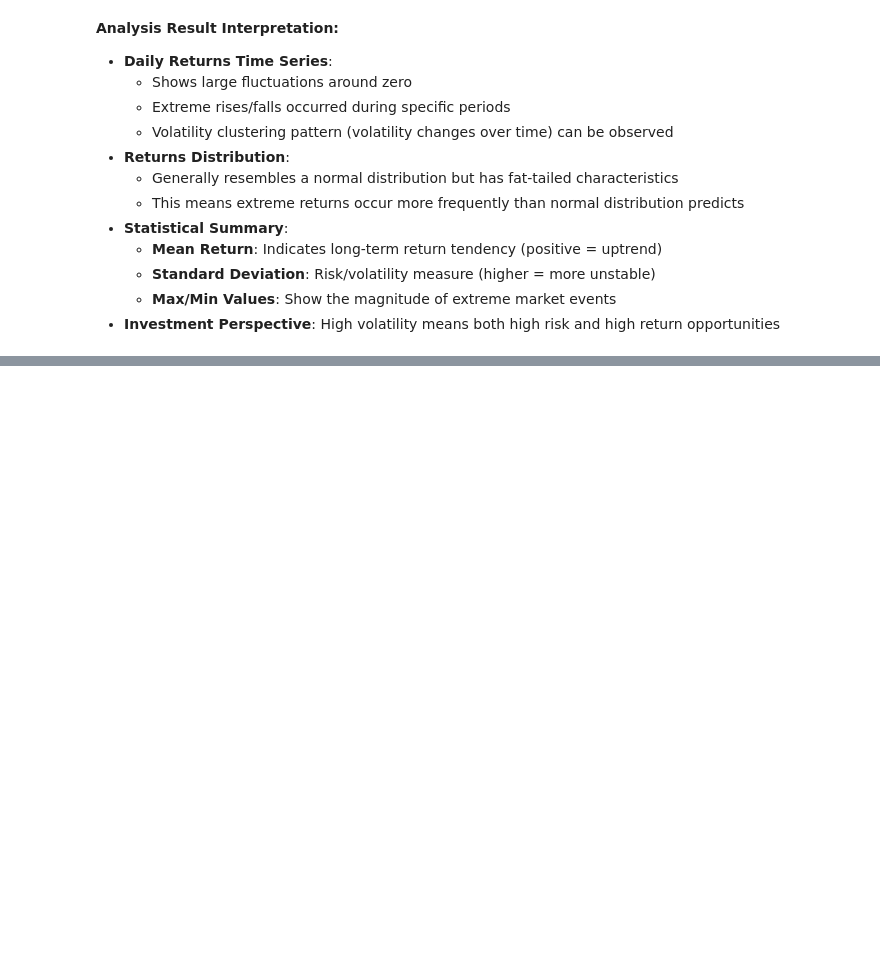
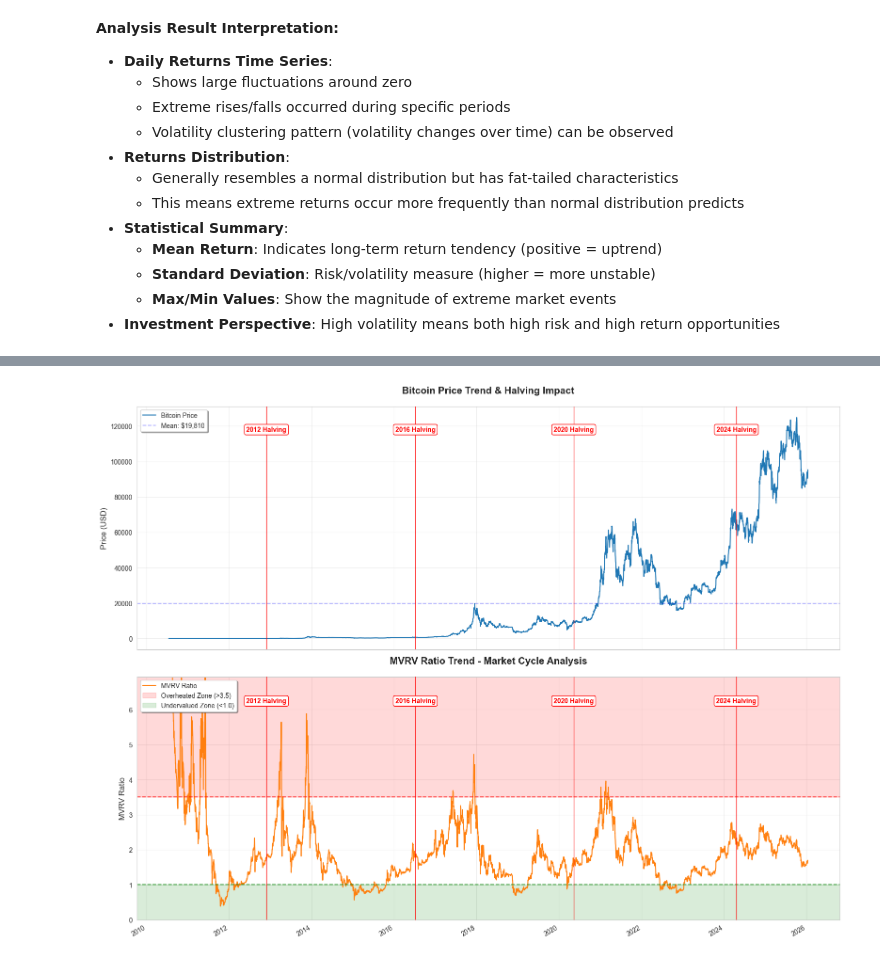
Before and after one commit to xlegend1024/GT-MSA-Spring-2026-Team-09, a Jupyter notebook: eda/jpark_eda.ipynb, the cells around one changed output, grey strips where cells are left out. Cells and saved outputs as stored; diff of their text form; code cells hidden in the pictures; blank space fills up the shorter version.

```diff
--- a/eda/jpark_eda.ipynb
+++ b/eda/jpark_eda.ipynb
@@ -1789,0 +358,71 @@ print("=" * 80)
+# %%
+# Price and valuation chart
+fig, axes = plt.subplots(2, 1, figsize=(16, 12))
+
+# Define Bitcoin Halving Dates
+halving_dates = {
+    '2012': '2012-11-28',
+    '2016': '2016-07-09',
+    '2020': '2020-05-11',
+    '2024': '2024-04-20'
+}
+
+# Bitcoin Market Price (PriceUSD)
+if 'PriceUSD' in btc_filtered.columns:
+    ax = axes[0]
+    ax.plot(btc_filtered['date'], btc_filtered['PriceUSD'], linewidth=1.5, color='#1f77b4', label='Bitcoin Price')
+    ax.set_title('Bitcoin Price Trend & Halving Impact', fontsize=15, fontweight='bold', pad=20)
+    ax.set_ylabel('Price (USD)', fontsize=12)
+    ax.grid(True, alpha=0.3)
+
+    # Add Mean Price Line for reference
+    price_mean = btc_filtered['PriceUSD'].mean()
+    ax.axhline(y=price_mean, color='blue', linestyle='--', alpha=0.3, label=f'Mean: ${price_mean:,.0f}')
+
+# Valuation Metric (CapMVRVCur)
+if 'CapMVRVCur' in btc_filtered.columns:
+    ax = axes[1]
+    # Handle missing values using linear interpolation for a smoother curve
+    mvrv_data = btc_filtered['CapMVRVCur'].interpolate(method='linear')
+
+    ax.plot(btc_filtered['date'], mvrv_data, linewidth=1.5, color='#ff7f0e', label='MVRV Ratio')
+
+    # Plot Threshold Lines: 3.5 (Overheated) and 1.0 (Undervalued)
+    ax.axhline(y=3.5, color='red', linestyle='--', linewidth=1.5, alpha=0.7)
+    ax.axhline(y=1.0, color='green', linestyle='--', linewidth=1.5, alpha=0.7)
+
+    # Highlight Market Zones
+    ax.axhspan(3.5, max(4.5, mvrv_data.max()), alpha=0.15, color='red', label='Overheated Zone (>3.5)')
+    ax.axhspan(0, 1.0, alpha=0.15, color='green', label='Undervalued Zone (<1.0)')
+
+    ax.set_title('MVRV Ratio Trend - Market Cycle Analysis', fontsize=15, fontweight='bold', pad=20)
+    ax.set_ylabel('MVRV Ratio', fontsize=12)
+
+    # Optimize Y-axis range based on historical volatility
+    mvrv_hi = max(4.5, mvrv_data.quantile(0.99) * 1.2)
+    ax.set_ylim(0, mvrv_hi)
+    ax.grid(True, alpha=0.3)
+
+# Add Halving Lines & Labels
+for ax in axes:
+    for year, date_str in halving_dates.items():
+        h_date = pd.to_datetime(date_str)
+
+        # Display only if the halving date falls within the data range
+        if btc_filtered['date'].min() <= h_date <= btc_filtered['date'].max():
+            ax.axvline(x=h_date, color='red', linestyle='-', linewidth=1.0, alpha=0.8, zorder=10)
+            y_min, y_max = ax.get_ylim()
+            text_y = y_max * 0.9
+
+            ax.text(h_date, text_y, f'{year} Halving',
+                    color='red', fontsize=10, fontweight='bold',
+                    ha='center', va='center', zorder=11,
+                    bbox=dict(facecolor='white', edgecolor='red', boxstyle='round,pad=0.3', alpha=1.0))
+
+    ax.legend(loc='upper left', frameon=True, shadow=True)
+
+fig.autofmt_xdate()
+plt.tight_layout()
+plt.show()
+# %% [output]
+[figure, added]
```
Also changed, not shown: parts of 82 cells of this notebook.
